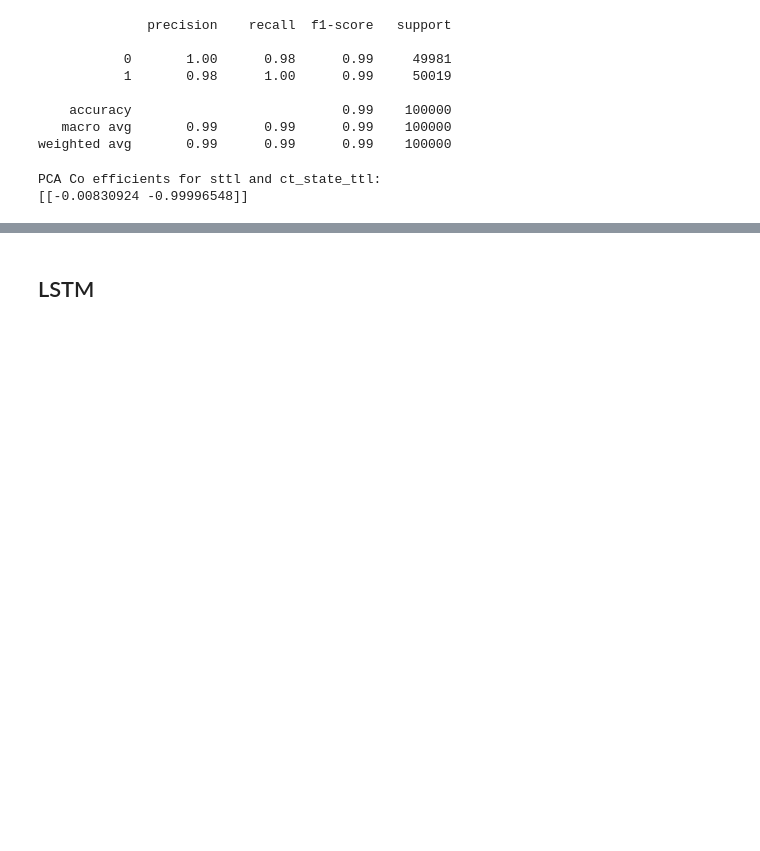
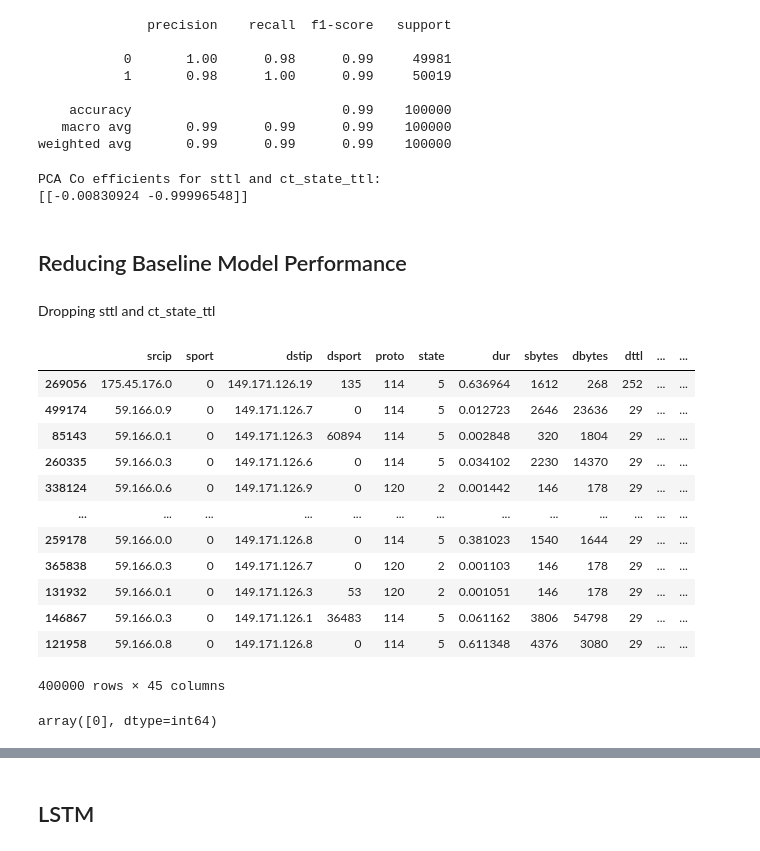
Before and after one commit to Rithuh/Graph-Based-Network-Anomaly-Detection, a Jupyter notebook: Phase2ParallelRunning.ipynb, the cells around one changed output, grey strips where cells are left out. Saved outputs shown, nothing was run; the diff lists cells and outputs as text; code cells hidden in the pictures; blank space fills up the shorter version.

```diff
--- a/Phase2ParallelRunning.ipynb
+++ b/Phase2ParallelRunning.ipynb
@@ -388,3 +494,36 @@ print(pca.components_)
 # %% [output]
 PCA Co efficients for sttl and ct_state_ttl:
 [[-0.00830924 -0.99996548]]
+# %% [markdown]
+## Reducing Baseline Model Performance
+# %% [markdown]
+Dropping sttl and ct_state_ttl
+# %%
+XSample_train = XSample_train.drop(['sttl', 'ct_state_ttl'], axis = 1)
+XSample_test =  XSample_test.drop(['sttl', 'ct_state_ttl'], axis = 1)
+# %%
+XSample_train = XSample_train.drop(['Stime', 'Ltime', 'srcip', 'dstip'], axis = 1)
+XSample_test =  XSample_test.drop(['Stime', 'Ltime', 'srcip', 'dstip'], axis = 1)
+# %%
+XSample_train = XSample_train.drop(['sport', 'dsport'], axis = 1)
+XSample_test =  XSample_test.drop(['sport', 'dsport'], axis = 1)
+# %%
+XSample_train
+# %% [output]
+|  | srcip | sport | dstip | dsport | proto | state | dur | sbytes | dbytes | dttl | ... | ... |
+| 269056 | 175.45.176.0 | 0 | 149.171.126.19 | 135 | 114 | 5 | 0.636964 | 1612 | 268 | 252 | ... | ... |
+| 499174 | 59.166.0.9 | 0 | 149.171.126.7 | 0 | 114 | 5 | 0.012723 | 2646 | 23636 | 29 | ... | ... |
+| 85143 | 59.166.0.1 | 0 | 149.171.126.3 | 60894 | 114 | 5 | 0.002848 | 320 | 1804 | 29 | ... | ... |
+| 260335 | 59.166.0.3 | 0 | 149.171.126.6 | 0 | 114 | 5 | 0.034102 | 2230 | 14370 | 29 | ... | ... |
+| 338124 | 59.166.0.6 | 0 | 149.171.126.9 | 0 | 120 | 2 | 0.001442 | 146 | 178 | 29 | ... | ... |
+| ... | ... | ... | ... | ... | ... | ... | ... | ... | ... | ... | ... | ... |
+| 259178 | 59.166.0.0 | 0 | 149.171.126.8 | 0 | 114 | 5 | 0.381023 | 1540 | 1644 | 29 | ... | ... |
+| 365838 | 59.166.0.3 | 0 | 149.171.126.7 | 0 | 120 | 2 | 0.001103 | 146 | 178 | 29 | ... | ... |
+| 131932 | 59.166.0.1 | 0 | 149.171.126.3 | 53 | 120 | 2 | 0.001051 | 146 | 178 | 29 | ... | ... |
+| 146867 | 59.166.0.3 | 0 | 149.171.126.1 | 36483 | 114 | 5 | 0.061162 | 3806 | 54798 | 29 | ... | ... |
+| 121958 | 59.166.0.8 | 0 | 149.171.126.8 | 0 | 114 | 5 | 0.611348 | 4376 | 3080 | 29 | ... | ... |
+400000 rows × 45 columns
+# %%
+ySample_train.unique()
+# %% [output]
+array([0], dtype=int64)
```
Also changed, not shown: parts of 15 cells of this notebook, 2 other files.
